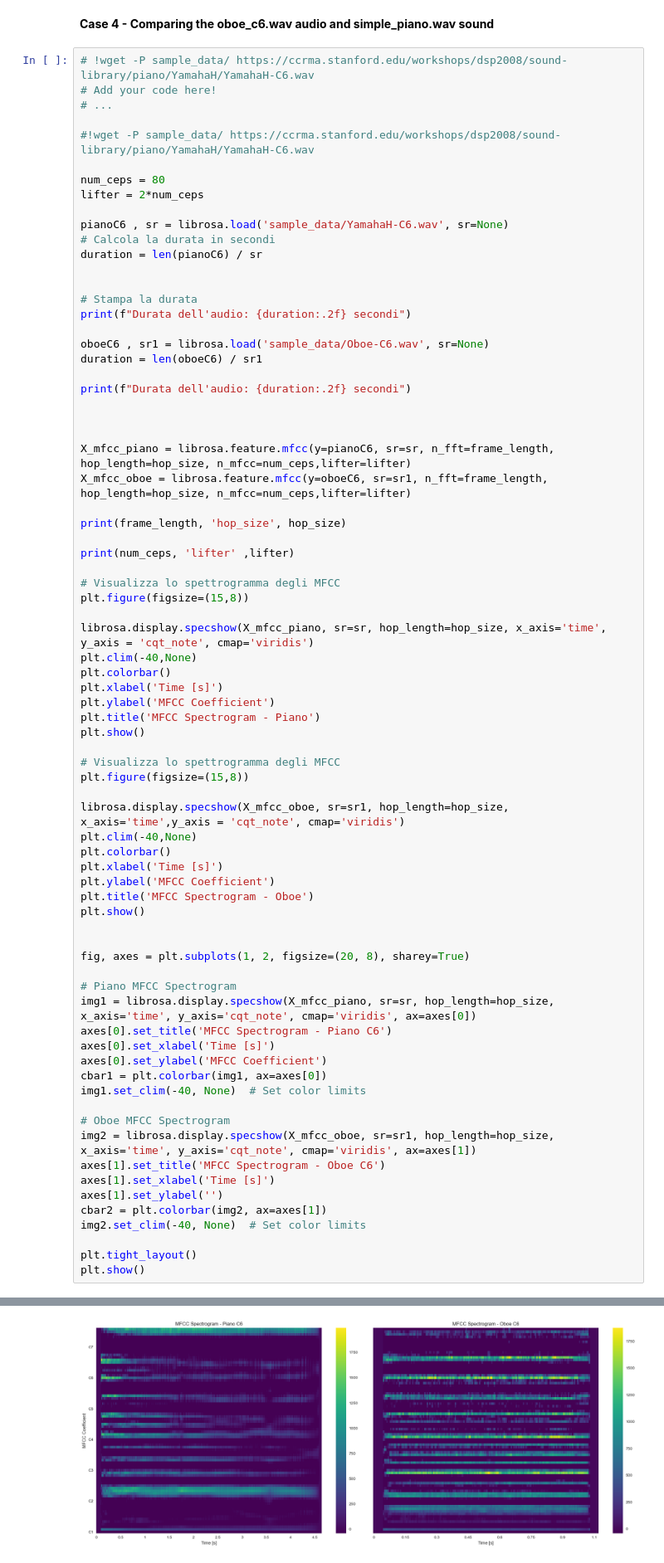
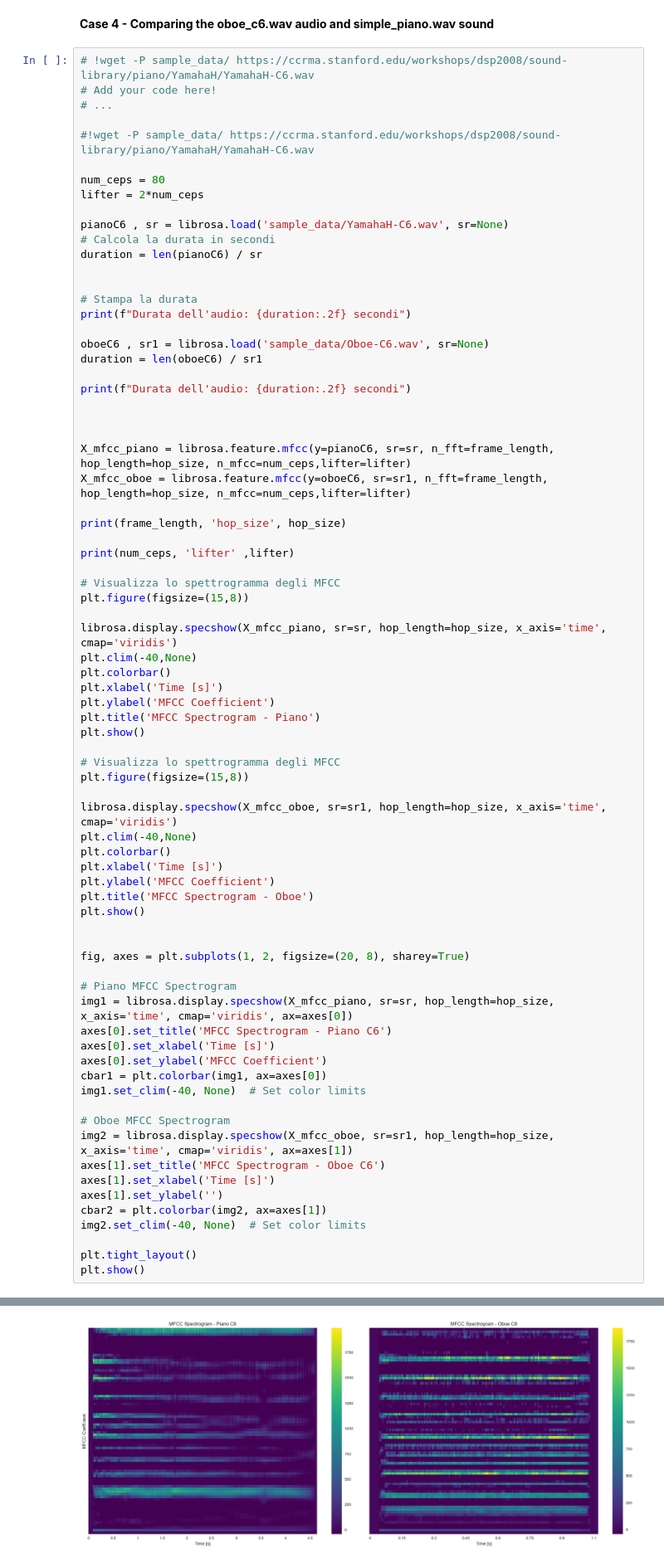
Before and after one commit to Carmenfranci/Selected, a Jupyter notebook: Lab_1_students.ipynb, the cells around one changed output, grey strips where cells are left out. Shown at 83% size. Cells and saved outputs as stored; diff of their text form.

```diff
--- a/Lab_1_students.ipynb
+++ b/Lab_1_students.ipynb
@@ -1170,7 +1181,7 @@ print(num_ceps, 'lifter' ,lifter)
 # Visualizza lo spettrogramma degli MFCC
 plt.figure(figsize=(15,8))
 
-librosa.display.specshow(X_mfcc_piano, sr=sr, hop_length=hop_size, x_axis='time', y_axis = 'cqt_note', cmap='viridis')
+librosa.display.specshow(X_mfcc_piano, sr=sr, hop_length=hop_size, x_axis='time', cmap='viridis')
 plt.clim(-40,None)
 plt.colorbar()
 plt.xlabel('Time [s]')
@@ -1181,7 +1192,7 @@ plt.show()
 # Visualizza lo spettrogramma degli MFCC
 plt.figure(figsize=(15,8))
 
-librosa.display.specshow(X_mfcc_oboe, sr=sr1, hop_length=hop_size, x_axis='time',y_axis = 'cqt_note', cmap='viridis')
+librosa.display.specshow(X_mfcc_oboe, sr=sr1, hop_length=hop_size, x_axis='time', cmap='viridis')
 plt.clim(-40,None)
 plt.colorbar()
 plt.xlabel('Time [s]')
@@ -1193,7 +1204,7 @@ plt.show()
 fig, axes = plt.subplots(1, 2, figsize=(20, 8), sharey=True)
 
 # Piano MFCC Spectrogram
-img1 = librosa.display.specshow(X_mfcc_piano, sr=sr, hop_length=hop_size, x_axis='time', y_axis='cqt_note', cmap='viridis', ax=axes[0])
+img1 = librosa.display.specshow(X_mfcc_piano, sr=sr, hop_length=hop_size, x_axis='time', cmap='viridis', ax=axes[0])
 axes[0].set_title('MFCC Spectrogram - Piano C6')
 axes[0].set_xlabel('Time [s]')
 axes[0].set_ylabel('MFCC Coefficient')
@@ -1201,7 +1212,7 @@ cbar1 = plt.colorbar(img1, ax=axes[0])
 img1.set_clim(-40, None)  # Set color limits
 
 # Oboe MFCC Spectrogram
-img2 = librosa.display.specshow(X_mfcc_oboe, sr=sr1, hop_length=hop_size, x_axis='time', y_axis='cqt_note', cmap='viridis', ax=axes[1])
+img2 = librosa.display.specshow(X_mfcc_oboe, sr=sr1, hop_length=hop_size, x_axis='time', cmap='viridis', ax=axes[1])
 axes[1].set_title('MFCC Spectrogram - Oboe C6')
 axes[1].set_xlabel('Time [s]')
 axes[1].set_ylabel('')
@@ -1220 +1231 @@ Durata dell'audio: 1.07 secondi
-[figure, old version]
+[figure, new version]
```
Also changed, not shown: parts of 7 cells of this notebook, 2 other files.
